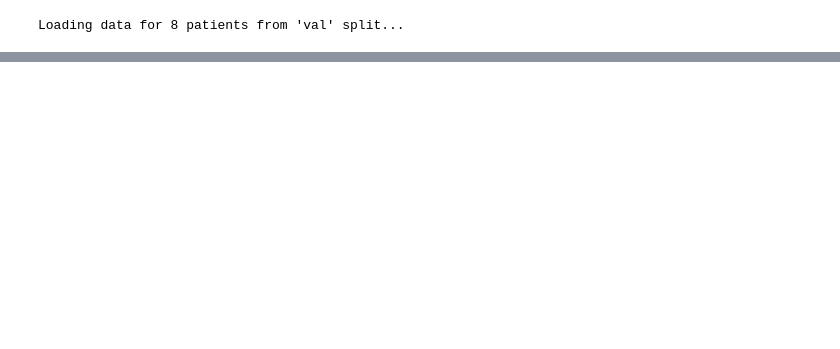
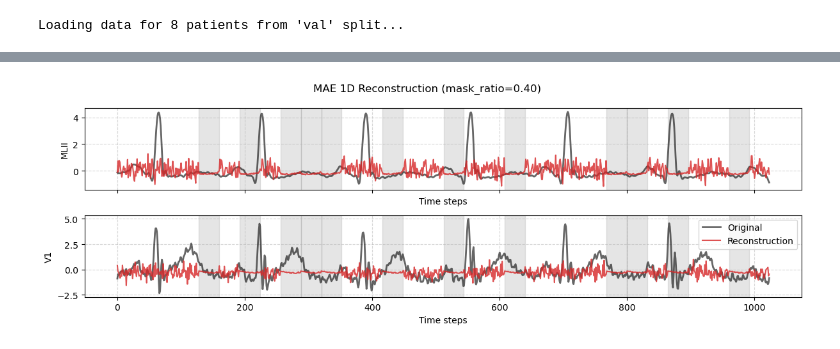
Before and after one commit to Rpadilla15/Arrhythmia-Classification, a Jupyter notebook: Experiments/transf.ipynb, the cells around one changed output, grey strips where cells are left out. Saved outputs shown, nothing was run; the diff lists cells and outputs as text; code cells hidden in the pictures; blank space fills up the shorter version.

```diff
--- a/Experiments/transf.ipynb
+++ b/Experiments/transf.ipynb
@@ -63,7 +33,7 @@ ds2 = ECGDataset(preprocessed_data_dir, window_size=1024, stride=512,  json_file
 Loading data for 8 patients from 'val' split...
 # %%
 model_path1 = os.path.join(DATA_DIR, 'output','mae_test.pth', 'mae_epoch1.pt')
-model_path2 = os.path.join(DATA_DIR, 'output','mae_test.pth', 'mae_epoch36.pt')
+model_path2 = os.path.join(DATA_DIR, 'output','mae_test.pth', 'mae_epoch25.pt')
 
 # autoencoder = TransformerAutoencoder(in_channels=2, emb_size=32, patch_size=10, num_layers=1, nhead=2)
 # autoencoder = CNNAutoencoder(in_channels=2, latent_dim=64)
@@ -74,8 +44,8 @@ model_path2 = os.path.join(DATA_DIR, 'output','mae_test.pth', 'mae_epoch36.pt')
 
 # mae = MAE1D(encoder=encoder, decoder_embed_dim=64, decoder_depth=2, mask_ratio=0.75)
 
-model1 = TransformerAutoencoder(in_channels=2, emb_size=64, patch_size=32, num_layers=2, nhead=4)
-model2 = TransformerAutoencoder(in_channels=2, emb_size=64, patch_size=32, num_layers=2, nhead=4)
+model1 = TransformerAutoencoder(in_channels=2, emb_size=128, patch_size=32, num_layers=2, nhead=4)
+model2 = TransformerAutoencoder(in_channels=2, emb_size=128, patch_size=32, num_layers=2, nhead=4)
 
 
 model_saved = torch.load(model_path1)
@@ -142,0 +145,4 @@ plot_ecg_window(recon2_signal[0], leads=['MLII', 'V1'], title='Reconstructed ECG
+# %%
+visualize_mae_reconstruction(model2, labels, mask_ratio=0.4, sample_idx=0)
+# %% [output]
+[figure, added]
```
Also changed, not shown: parts of 7 cells of this notebook, 2 other files.
